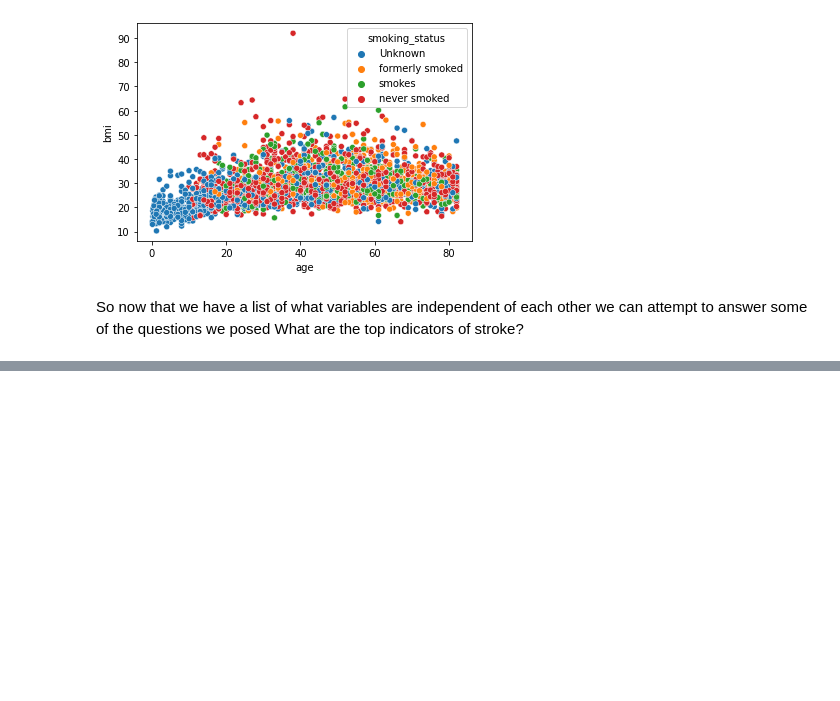
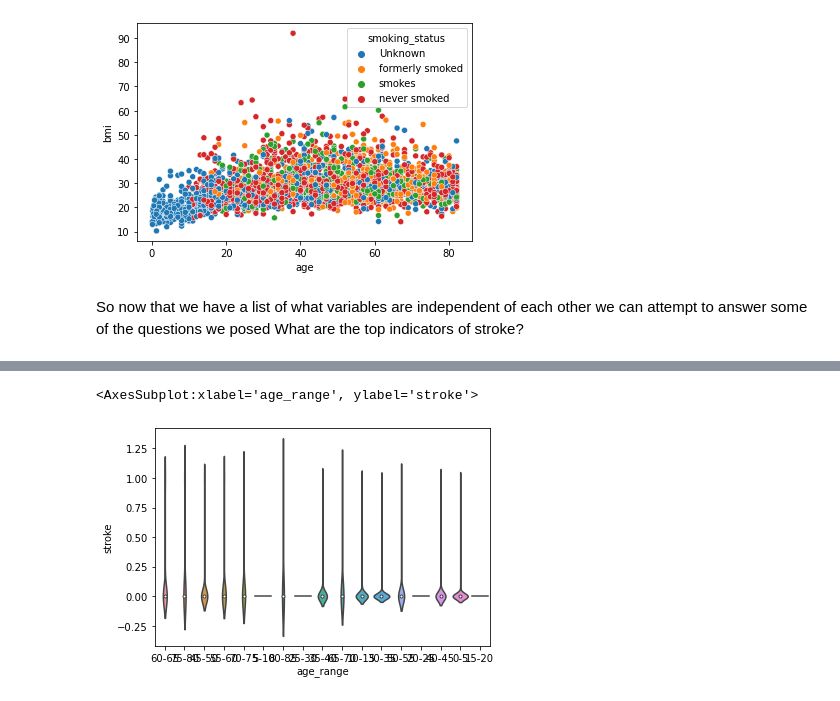
Before and after one commit to stroke-predictors/germain-capstone-stoke-prediction, a Jupyter notebook: explore-Sarah.ipynb, the cells around one changed output, grey strips where cells are left out. Saved outputs shown, nothing was run; the diff lists cells and outputs as text; code cells hidden in the pictures; blank space fills up the shorter version.

```diff
--- a/explore-Sarah.ipynb
+++ b/explore-Sarah.ipynb
@@ -156,0 +224,5 @@ Possibly not drivers in order to investigate:
+# %%
+sns.violinplot(x=train["age_range"], y=train["stroke"])
+# %% [output]
+<AxesSubplot:xlabel='age_range', ylabel='stroke'>
+[figure, added]
```
Also changed, not shown: parts of 21 cells of this notebook.
